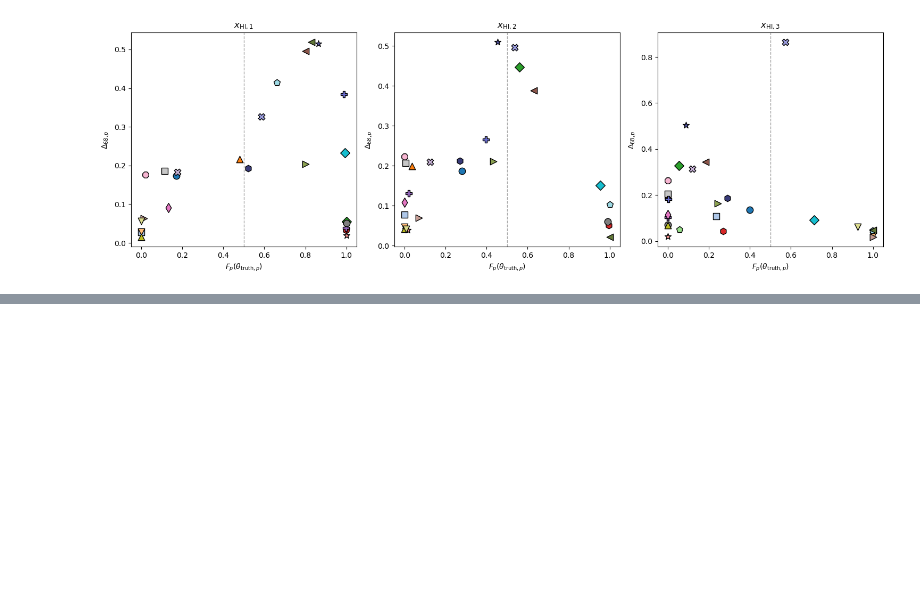
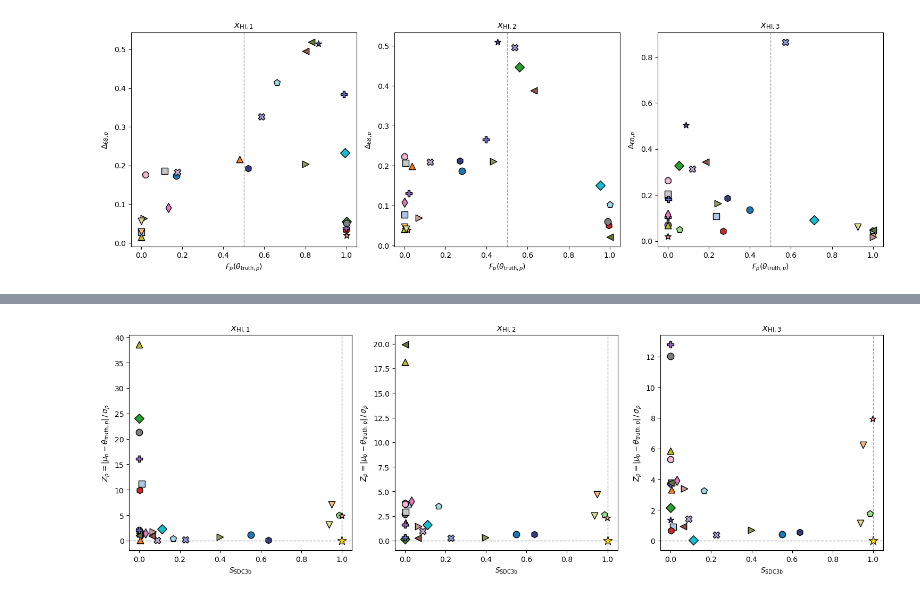
Before and after one commit to sambit-giri/sdc3b_results_comparison, a Jupyter notebook: sdc3b_mock_posteriors.ipynb, the cells around one changed output, grey strips where cells are left out. Cells and saved outputs as stored; diff of their text form; code cells hidden in the pictures; blank space fills up the shorter version.

```diff
--- a/sdc3b_mock_posteriors.ipynb
+++ b/sdc3b_mock_posteriors.ipynb
@@ -678,0 +728,5 @@ comp.plot_metric_combinations('PIT', 'CI68');
+# %%
+# SDC3b score vs Z-score: reveals whether mass is inside truth cube even when mean is offset
+comp.plot_metric_combinations('Score', 'Z');
+# %% [output]
+[figure, added]
```
Also changed, not shown: parts of 6 cells of this notebook.
